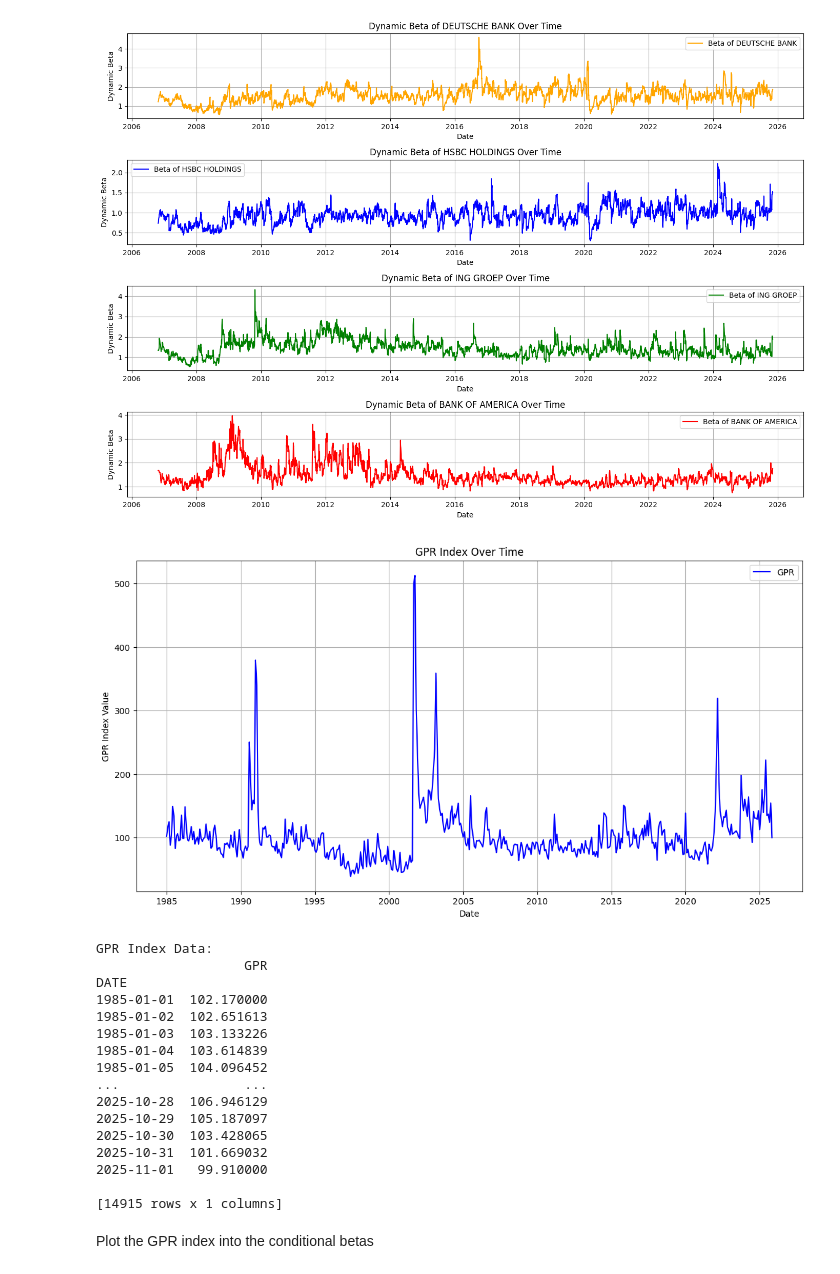
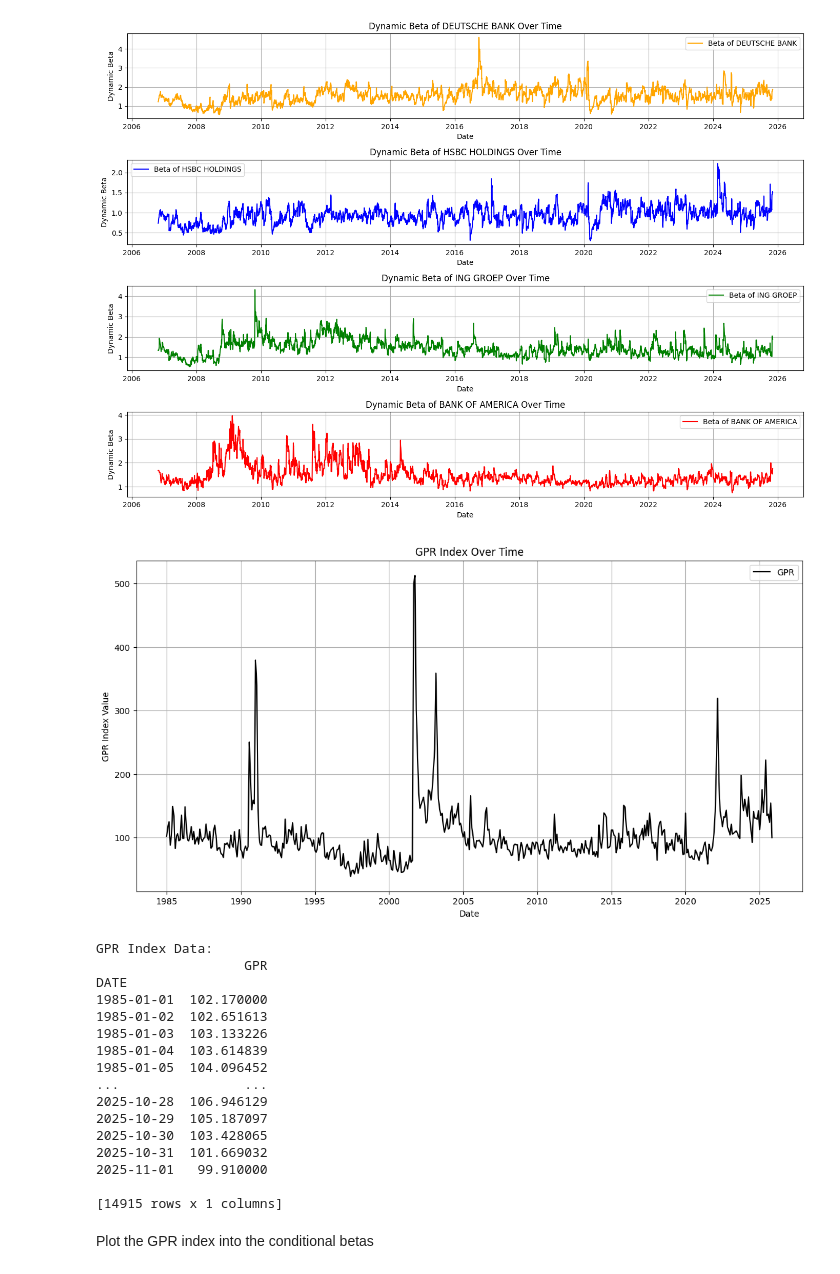
Before and after one commit to thijsmdejong/Geopolitical-SRISK---MSc-Thesis, a Jupyter notebook: G-SIBs focus.ipynb, the cells around one changed output. Drawn from its saved outputs; the diff is of its cells as text; code cells hidden in the pictures.

```diff
--- a/G-SIBs focus.ipynb
+++ b/G-SIBs focus.ipynb
@@ -520,30 +520,30 @@ plt.show()
 # %%
 # Load the GPR index data
 gpr_data = pd.read_excel('./gpr_index_data.xlsx', engine='openpyxl')
 
 # Convert 'DATE' column from yyyy-dd-mm to yyyy-mm-dd and set as index
 gpr_data['DATE'] = pd.to_datetime(gpr_data['DATE'], format='%Y-%d-%m', errors='coerce', dayfirst=True)
 gpr_data.dropna(subset=['DATE'], inplace=True)  # Drop rows where 'DATE' could not be converted
 gpr_data.set_index('DATE', inplace=True)
 
 # Resample the data to ensure consistent frequency (e.g., daily) and fill missing values
 gpr_data = gpr_data.resample('D').interpolate(method='linear')
 
 # Plot all of the GPR data
 plt.figure(figsize=(14, 7))
-plt.plot(gpr_data.index, gpr_data.iloc[:, 0], label=gpr_data.columns[0], color='blue')
+plt.plot(gpr_data.index, gpr_data.iloc[:, 0], label=gpr_data.columns[0], color='black')
 plt.title('GPR Index Over Time')
 plt.xlabel('Date')
 plt.ylabel('GPR Index Value')
 plt.legend()
 plt.grid()
 plt.show()
 
 # Print all GPR data
 print("GPR Index Data:")
 print(gpr_data)
 # %% [output]
-[figure, old version]
+[figure, new version]
 GPR Index Data:
                    GPR
 DATE
```
Also changed, not shown: parts of 28 cells of this notebook.
